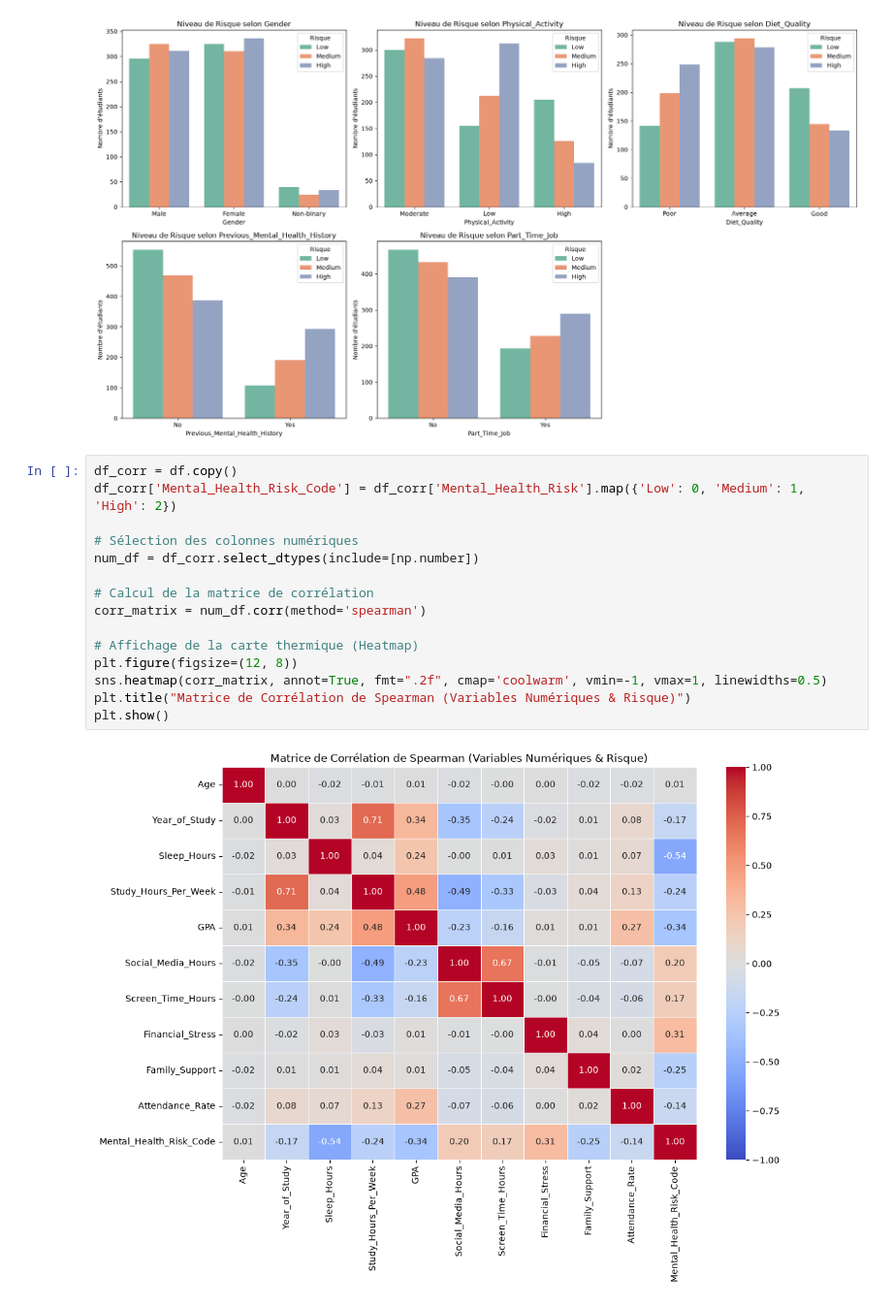
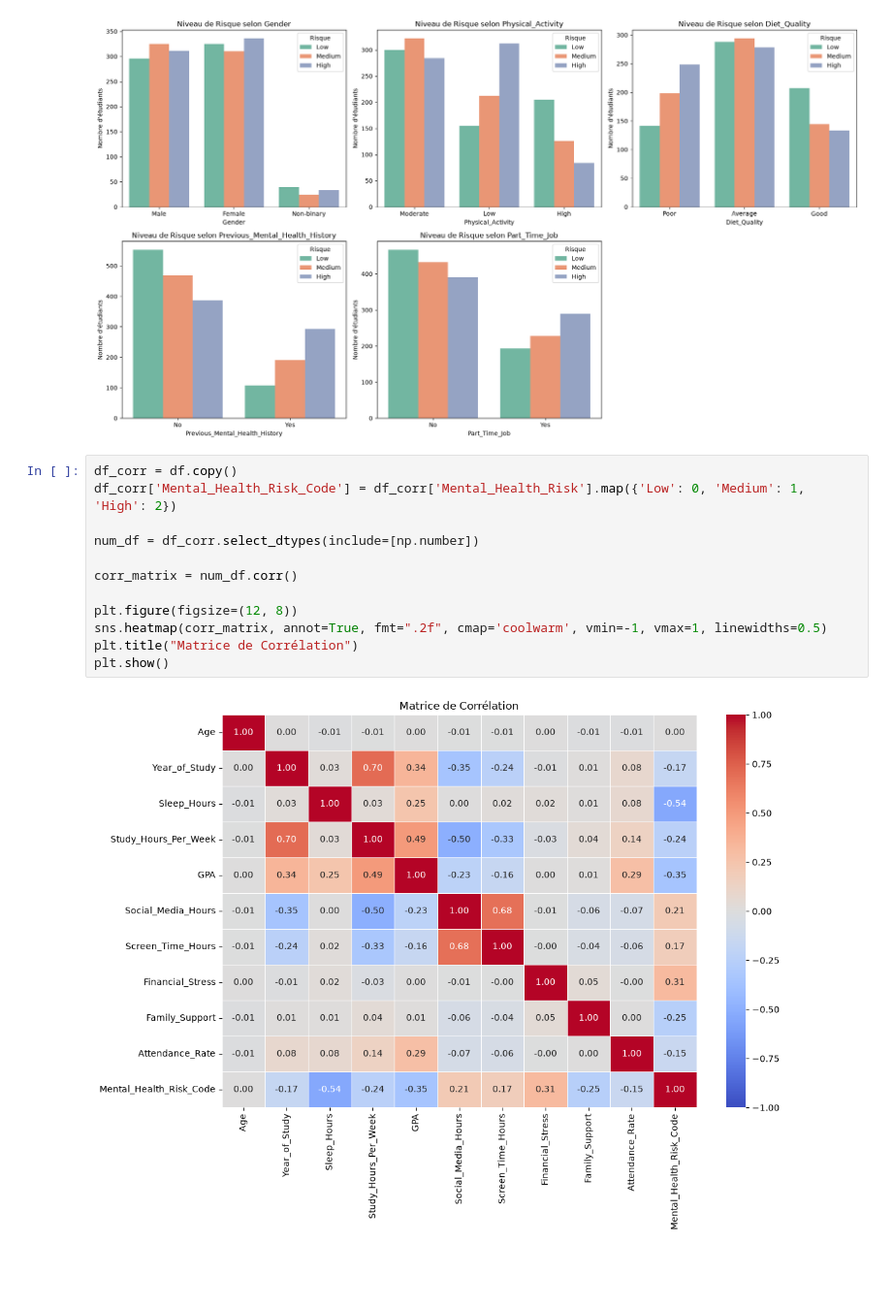
Before and after one commit to Achraf-agourram/mental-health-risk-prediction, a Jupyter notebook: notebooks/eda.ipynb, the cells around one changed output. Shown at 97% size. Drawn from its saved outputs; the diff is of its cells as text; blank space fills up the shorter version.

```diff
--- a/notebooks/eda.ipynb
+++ b/notebooks/eda.ipynb
@@ -198,20 +197,17 @@ plt.show()
 # %%
 df_corr = df.copy()
 df_corr['Mental_Health_Risk_Code'] = df_corr['Mental_Health_Risk'].map({'Low': 0, 'Medium': 1, 'High': 2})
 
-# Sélection des colonnes numériques
 num_df = df_corr.select_dtypes(include=[np.number])
 
-# Calcul de la matrice de corrélation
-corr_matrix = num_df.corr(method='spearman')
+corr_matrix = num_df.corr()
 
-# Affichage de la carte thermique (Heatmap)
 plt.figure(figsize=(12, 8))
 sns.heatmap(corr_matrix, annot=True, fmt=".2f", cmap='coolwarm', vmin=-1, vmax=1, linewidths=0.5)
-plt.title("Matrice de Corrélation de Spearman (Variables Numériques & Risque)")
+plt.title("Matrice de Corrélation")
 plt.show()
 # %% [output]
-[figure, old version]
+[figure, new version]
 # %%
 risk_correlations = corr_matrix['Mental_Health_Risk_Code'].drop('Mental_Health_Risk_Code').sort_values(key=abs, ascending=False)
 
```
Also changed, not shown: parts of 2 cells of this notebook.
